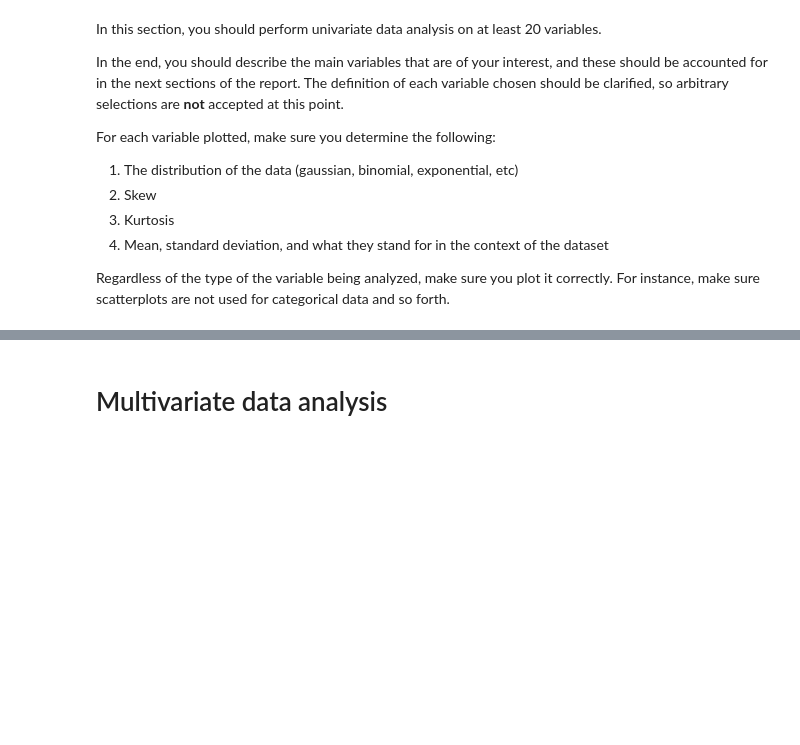
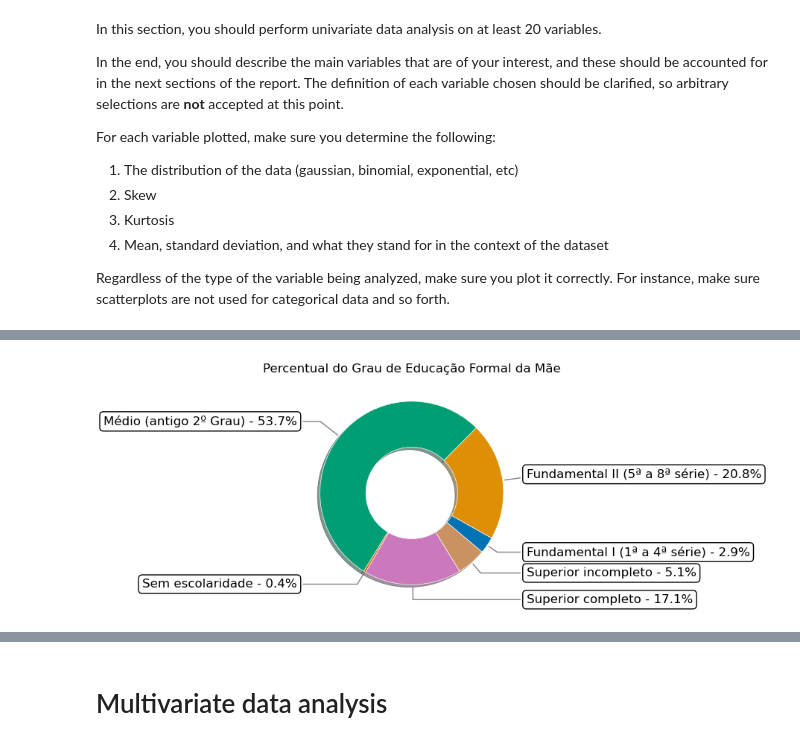
Before and after one commit to danielnowakassis/SINASC-Dataset, a Jupyter notebook: DS_project_template.ipynb, the cells around one changed output, grey strips where cells are left out. Saved outputs shown, nothing was run; the diff lists cells and outputs as text; code cells hidden in the pictures; blank space fills up the shorter version.

```diff
--- a/DS_project_template.ipynb
+++ b/DS_project_template.ipynb
@@ -64,0 +252,28 @@ Regardless of the type of the variable being analyzed, make sure you plot it cor
+# %%
+esc_mae = full_df[full_df['ESCMAE2010'] != 'nan'].groupby('ESCMAE2010').agg(contagem=('ESCMAE2010', 'count')).reset_index()
+palette_color = sns.color_palette('colorblind')
+
+fig, ax = plt.subplots(figsize=(12, 4), subplot_kw=dict(aspect="equal"))
+labels = esc_mae['ESCMAE2010'].unique()
+wedges, texts= ax.pie(x=esc_mae['contagem'], pctdistance=0.8, colors=palette_color,
+                               wedgeprops=dict(width=0.5, edgecolor='w', linewidth=0.5),
+                               shadow=True,
+                               startangle=-40)
+
+for i, p in enumerate(wedges):
+    ang = (p.theta2 - p.theta1) / 2.0 + p.theta1
+    y = np.sin(np.deg2rad(ang))
+    x = np.cos(np.deg2rad(ang))
+    horizontalalignment = {-1: "right", 1: "left"}[int(np.sign(x))]
+    connectionstyle = f"angle,angleA=0,angleB={ang}"
+    percentage_value = f"{esc_mae['contagem'].values[i] / sum(esc_mae['contagem']) * 100:.1f}%"
+    ax.annotate(f"{labels[i]} - {percentage_value}", xy=(x, y), xytext=(1.25 * np.sign(x), 1.2 * y),
+                fontsize=12,
+                bbox=dict(boxstyle="round,pad=0.3", facecolor='w', lw=1),
+                horizontalalignment=horizontalalignment,
+                arrowprops=dict(arrowstyle="-", lw=1, color='grey', connectionstyle=connectionstyle))
+
+plt.title("Percentual do Grau de Educação Formal da Mãe")
+plt.show()
+# %% [output]
+[figure, added]
```
Also changed, not shown: parts of 27 cells of this notebook, 6 other files.
